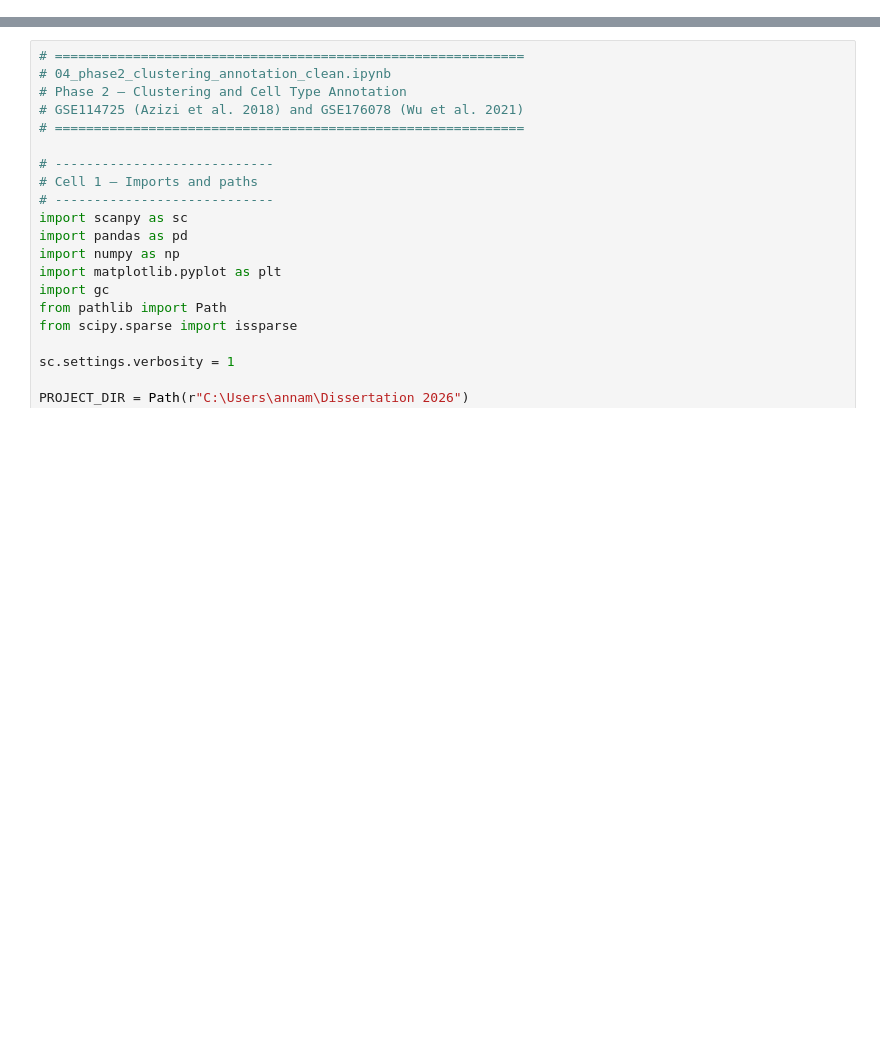
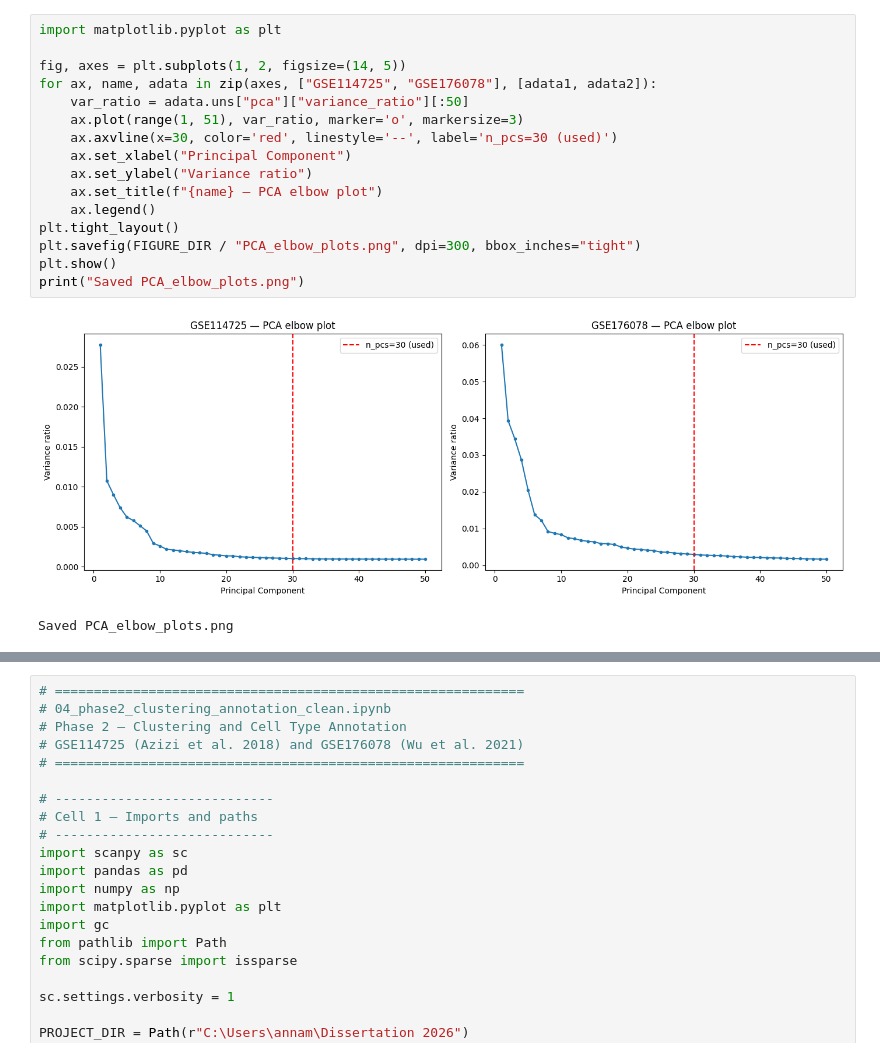
Before and after one commit to annamcstay/brca-scrnaseq-analysis, a Jupyter notebook: Notebooks/04_phase2_clustering_annotation_clean.ipynb, the cells around one changed output, grey strips where cells are left out. Saved outputs shown, nothing was run; the diff lists cells and outputs as text; blank space fills up the shorter version.

```diff
--- a/Notebooks/04_phase2_clustering_annotation_clean.ipynb
+++ b/Notebooks/04_phase2_clustering_annotation_clean.ipynb
@@ -0,0 +10,19 @@
+# %%
+import matplotlib.pyplot as plt
+
+fig, axes = plt.subplots(1, 2, figsize=(14, 5))
+for ax, name, adata in zip(axes, ["GSE114725", "GSE176078"], [adata1, adata2]):
+    var_ratio = adata.uns["pca"]["variance_ratio"][:50]
+    ax.plot(range(1, 51), var_ratio, marker='o', markersize=3)
+    ax.axvline(x=30, color='red', linestyle='--', label='n_pcs=30 (used)')
+    ax.set_xlabel("Principal Component")
+    ax.set_ylabel("Variance ratio")
+    ax.set_title(f"{name} — PCA elbow plot")
+    ax.legend()
+plt.tight_layout()
+plt.savefig(FIGURE_DIR / "PCA_elbow_plots.png", dpi=300, bbox_inches="tight")
+plt.show()
+print("Saved PCA_elbow_plots.png")
+# %% [output]
+[figure, added]
+Saved PCA_elbow_plots.png
```
Also changed, not shown: parts of 27 cells of this notebook, 1 other file.
